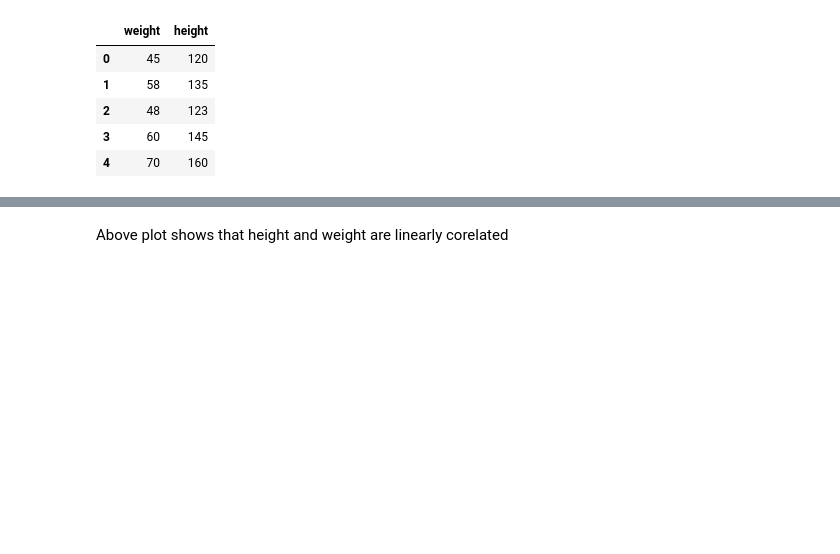
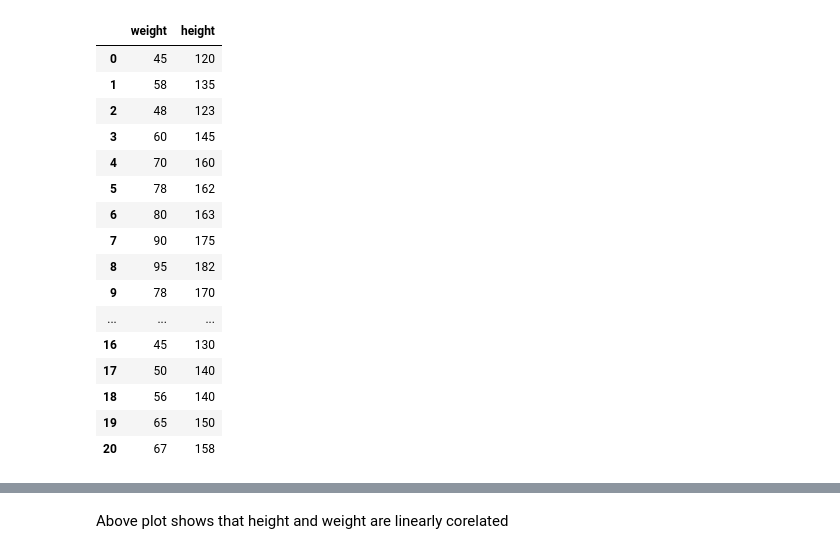
Before and after one commit to hitanshu5/MachineLearning, a Jupyter notebook: LinearRegression.ipynb, the cells around one changed output, grey strips where cells are left out. Cells and saved outputs as stored; diff of their text form; code cells hidden in the pictures; blank space fills up the shorter version.

```diff
--- a/LinearRegression.ipynb
+++ b/LinearRegression.ipynb
@@ -6,15 +6,26 @@ import pandas as pd
 import matplotlib.pyplot as plt
 %matplotlib inline
 # %%
-df = pd.read_excel('/weightheight.xlsx')
-df.head()
+df = pd.read_excel('/content/weightheight.xlsx')
+df
 # %% [output]
 |  | weight | height |
 | 0 | 45 | 120 |
 | 1 | 58 | 135 |
 | 2 | 48 | 123 |
 | 3 | 60 | 145 |
 | 4 | 70 | 160 |
+| 5 | 78 | 162 |
+| 6 | 80 | 163 |
+| 7 | 90 | 175 |
+| 8 | 95 | 182 |
+| 9 | 78 | 170 |
+| ... | ... | ... |
+| 16 | 45 | 130 |
+| 17 | 50 | 140 |
+| 18 | 56 | 140 |
+| 19 | 65 | 150 |
+| 20 | 67 | 158 |
 # %%
 plt.scatter(df['weight'],df['height'])
 plt.xlabel('weight')
```
Also changed, not shown: parts of 10 cells of this notebook.
